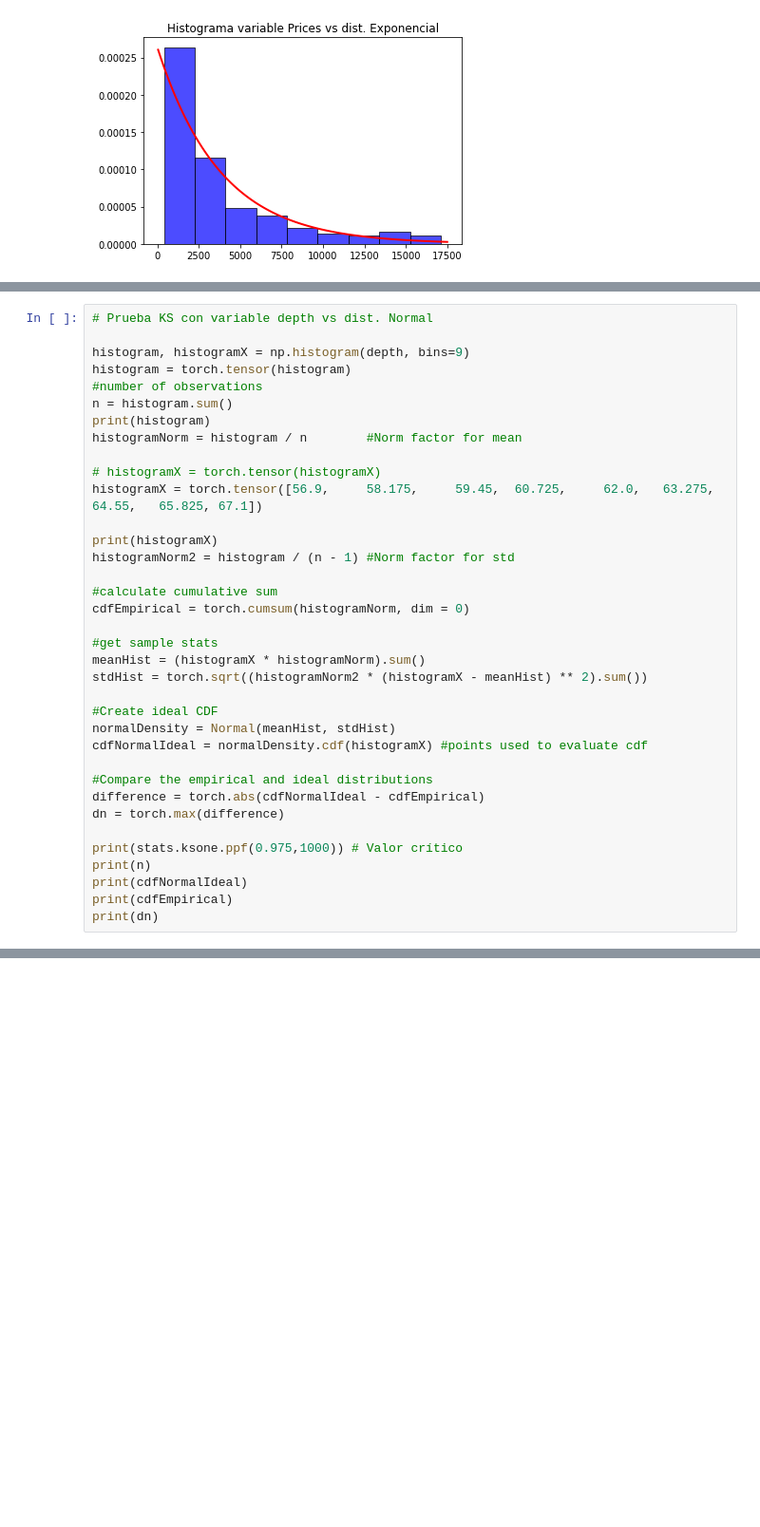
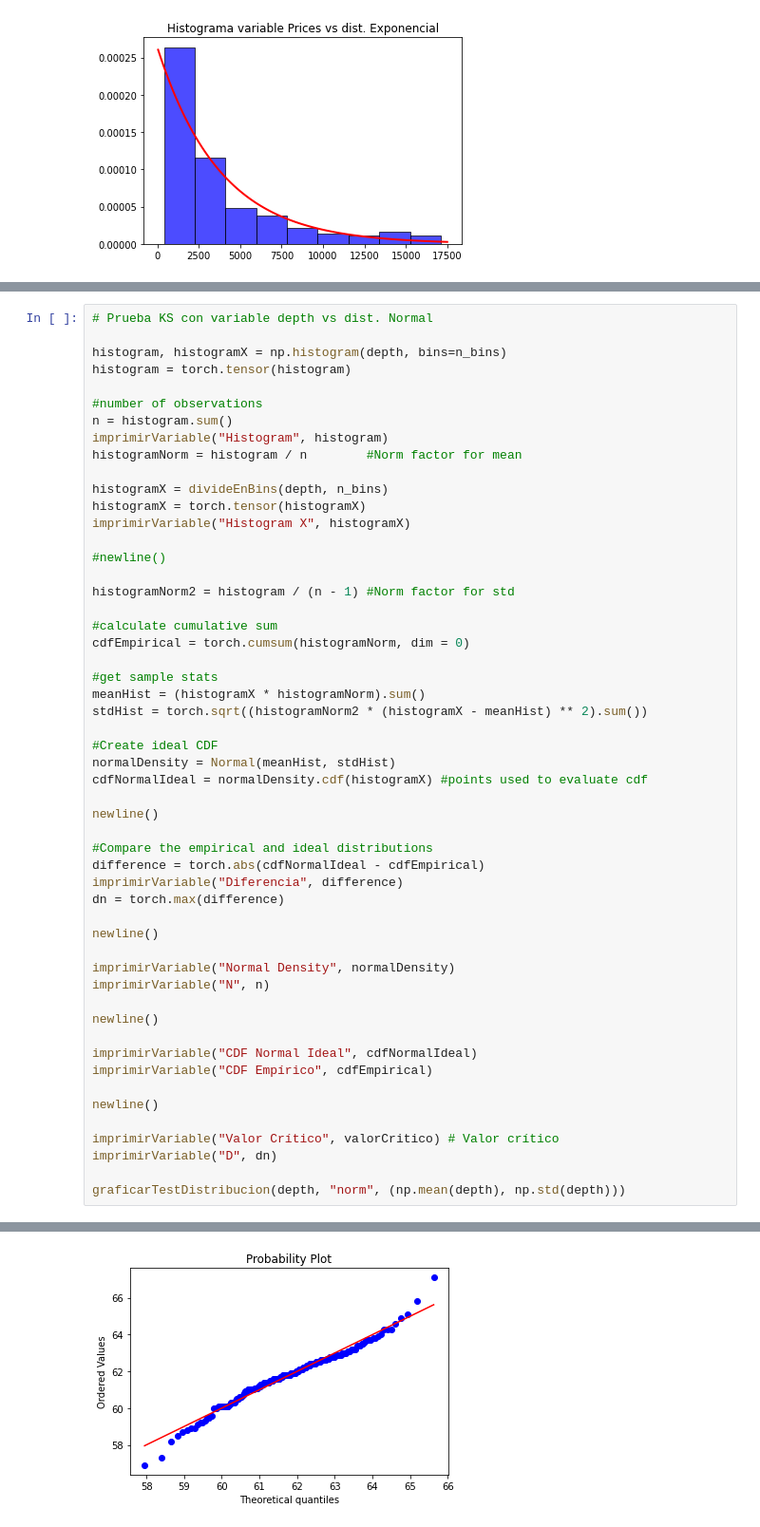
Before and after one commit to araygada/Estadistica_Ciencia_Datos_Tarea02, a Jupyter notebook: Tarea2_EstadisticaParaCienciaDeLosDatos.ipynb, the cells around one changed output, grey strips where cells are left out. Shown at 95% size. Drawn from its saved outputs; the diff is of its cells as text; blank space fills up the shorter version.

```diff
--- a/Tarea2_EstadisticaParaCienciaDeLosDatos.ipynb
+++ b/Tarea2_EstadisticaParaCienciaDeLosDatos.ipynb
@@ -282,17 +434,20 @@ plotHistogram(prices, n_bins, 'Histograma variable Prices vs dist. Weibull', x,
 # %%
 # Prueba KS con variable depth vs dist. Normal
 
-histogram, histogramX = np.histogram(depth, bins=9)
+histogram, histogramX = np.histogram(depth, bins=n_bins)
 histogram = torch.tensor(histogram)
+
 #number of observations
 n = histogram.sum()
-print(histogram)
+imprimirVariable("Histogram", histogram)
 histogramNorm = histogram / n        #Norm factor for mean
 
-# histogramX = torch.tensor(histogramX)
-histogramX = torch.tensor([56.9,	 58.175,	 59.45,	 60.725,	 62.0,	 63.275,	 64.55,	 65.825, 67.1])
+histogramX = divideEnBins(depth, n_bins)
+histogramX = torch.tensor(histogramX)
+imprimirVariable("Histogram X", histogramX)
 
-print(histogramX)
+#newline()
+
 histogramNorm2 = histogram / (n - 1) #Norm factor for std
 
 #calculate cumulative sum
@@ -306,13 +461,27 @@ stdHist = torch.sqrt((histogramNorm2 * (histogramX - meanHist) ** 2).sum())
 normalDensity = Normal(meanHist, stdHist)
 cdfNormalIdeal = normalDensity.cdf(histogramX) #points used to evaluate cdf
 
+newline()
+
 #Compare the empirical and ideal distributions
 difference = torch.abs(cdfNormalIdeal - cdfEmpirical)
+imprimirVariable("Diferencia", difference)
 dn = torch.max(difference)
 
-print(stats.ksone.ppf(0.975,1000)) # Valor crítico
-print(n)
-print(cdfNormalIdeal)
-print(cdfEmpirical)
-print(dn)
+newline()
+
+imprimirVariable("Normal Density", normalDensity)
+imprimirVariable("N", n)
+
+newline()
+
+imprimirVariable("CDF Normal Ideal", cdfNormalIdeal)
+imprimirVariable("CDF Empírico", cdfEmpirical)
+
+newline()
+
+imprimirVariable("Valor Crítico", valorCritico) # Valor crítico
+imprimirVariable("D", dn)
+
+graficarTestDistribucion(depth, "norm", (np.mean(depth), np.std(depth)))
 # %% [output]
@@ -327 +508,2 @@ tensor(0.1693)
+[figure, added]
 # %% [markdown]
```
Also changed, not shown: parts of 28 cells of this notebook.
